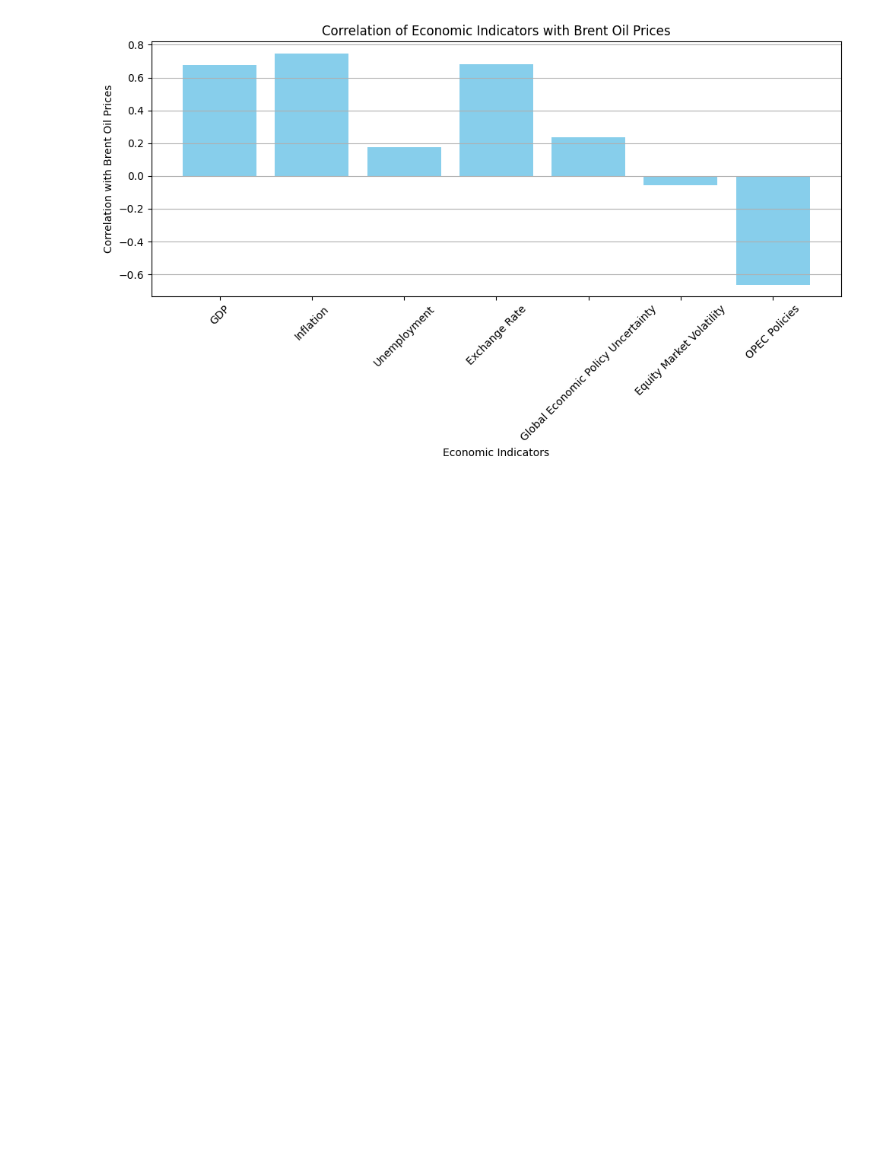
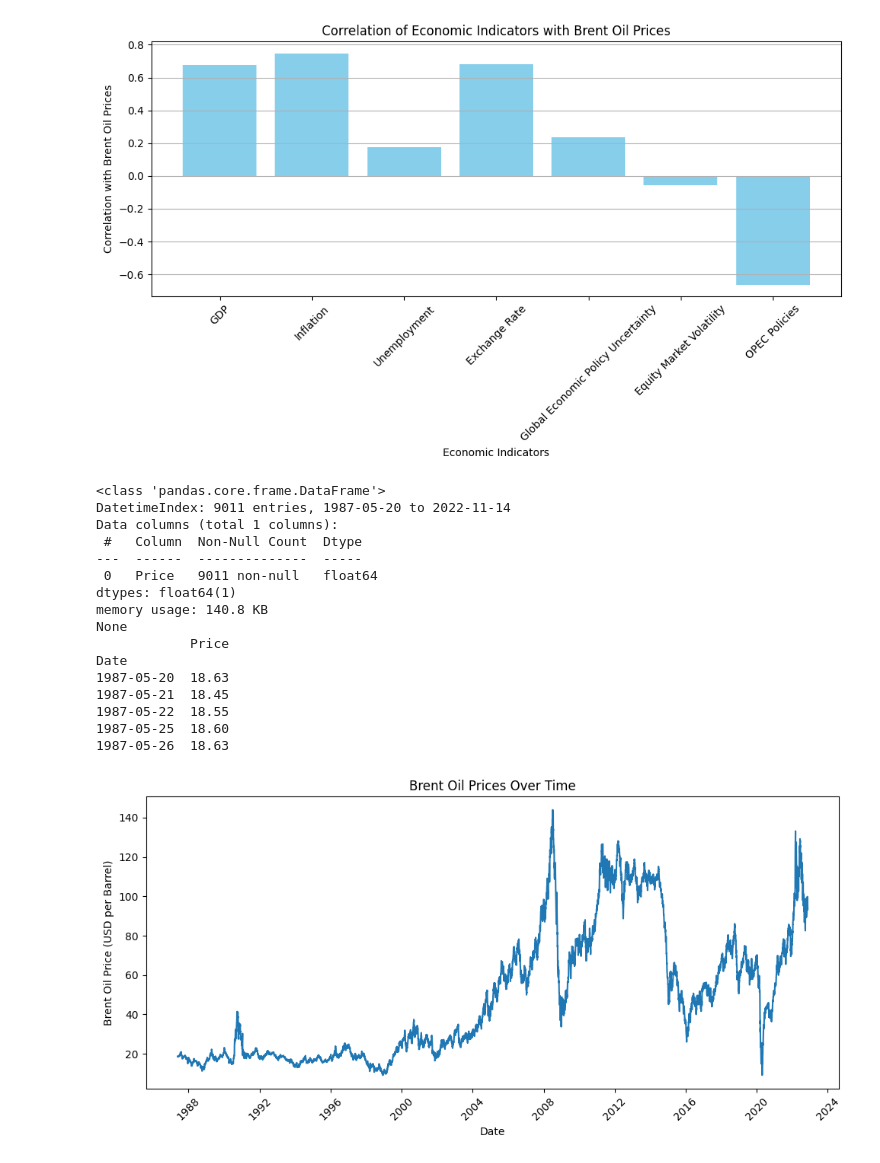
Before and after one commit to Yaadee/Oil_data_analysis, a Jupyter notebook: Notebook/EDA.ipynb, the cells around one changed output. Drawn from its saved outputs; the diff is of its cells as text; code cells hidden in the pictures; blank space fills up the shorter version.

```diff
--- a/Notebook/EDA.ipynb
+++ b/Notebook/EDA.ipynb
@@ -83,3 +83,44 @@ Global Economic Policy Uncertainty: 0.2340
 Equity Market Volatility: -0.0577
 OPEC Policies: -0.6625
 [figure]
+# %%
+import pandas as pd
+import matplotlib.pyplot as plt
+
+# Load the preprocessed Brent oil prices data
+file_path = '../Inputs/data/processed_data/preprocessed_brent_prices_data.csv'
+data = pd.read_csv(file_path, index_col='Date', parse_dates=True)
+
+# Display basic information about the data
+print(data.info())
+
+# Display the first few rows of the data
+print(data.head())
+
+# Plot the time series data
+plt.figure(figsize=(10, 5))
+plt.plot(data['Price'])
+plt.title('Brent Oil Prices Over Time')
+plt.xlabel('Date')
+plt.ylabel('Brent Oil Price (USD per Barrel)')
+plt.xticks(rotation=45)
+plt.tight_layout()
+plt.show()
+# %% [output]
+<class 'pandas.core.frame.DataFrame'>
+DatetimeIndex: 9011 entries, 1987-05-20 to 2022-11-14
+Data columns (total 1 columns):
+ #   Column  Non-Null Count  Dtype
+---  ------  --------------  -----
+ 0   Price   9011 non-null   float64
+dtypes: float64(1)
+memory usage: 140.8 KB
+None
+            Price
+Date
+1987-05-20  18.63
+1987-05-21  18.45
+1987-05-22  18.55
+1987-05-25  18.60
+1987-05-26  18.63
+[figure, added]
```
Also changed, not shown: 3 other files.
